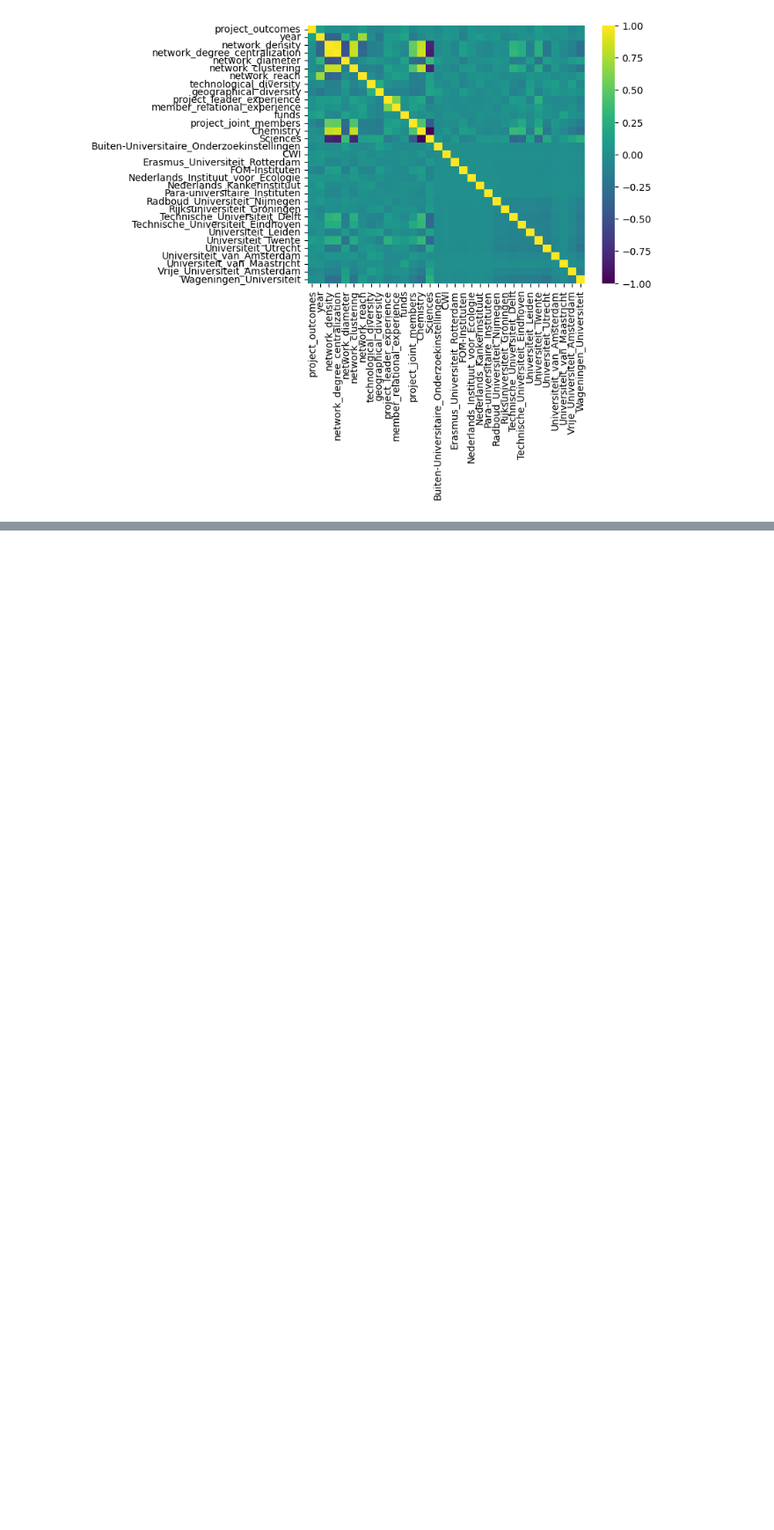
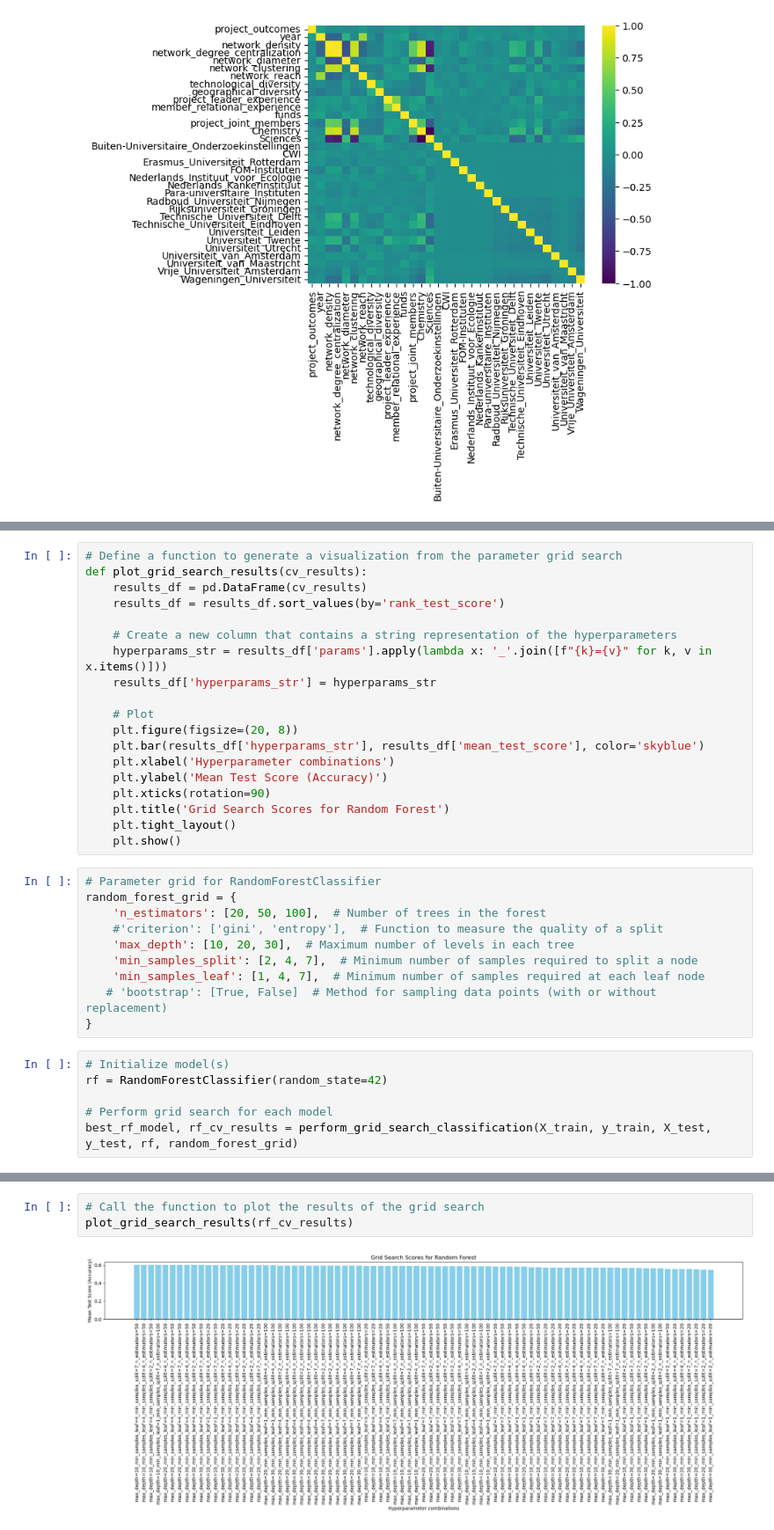
Before and after one commit to sslavova8/TPM034A_mini_project, a Jupyter notebook: Mini-project 2 - R&D Innovation.ipynb, the cells around one changed output, grey strips where cells are left out. Shown at 88% size. Cells and saved outputs as stored; diff of their text form; blank space fills up the shorter version.

```diff
--- a/Mini-project 2 - R&D Innovation.ipynb
+++ b/Mini-project 2 - R&D Innovation.ipynb
@@ -180,0 +234,35 @@ sns.heatmap(corr, xticklabels=corr.columns.values, yticklabels=corr.columns.valu
+# %%
+# Define a function to generate a visualization from the parameter grid search
+def plot_grid_search_results(cv_results):
+    results_df = pd.DataFrame(cv_results)
+    results_df = results_df.sort_values(by='rank_test_score')
+
+    # Create a new column that contains a string representation of the hyperparameters
+    hyperparams_str = results_df['params'].apply(lambda x: '_'.join([f"{k}={v}" for k, v in x.items()]))
+    results_df['hyperparams_str'] = hyperparams_str
+
+    # Plot
+    plt.figure(figsize=(20, 8))
+    plt.bar(results_df['hyperparams_str'], results_df['mean_test_score'], color='skyblue')
+    plt.xlabel('Hyperparameter combinations')
+    plt.ylabel('Mean Test Score (Accuracy)')
+    plt.xticks(rotation=90)
+    plt.title('Grid Search Scores for Random Forest')
+    plt.tight_layout()
+    plt.show()
+# %%
+# Parameter grid for RandomForestClassifier
+random_forest_grid = {
+    'n_estimators': [20, 50, 100],  # Number of trees in the forest
+    #'criterion': ['gini', 'entropy'],  # Function to measure the quality of a split
+    'max_depth': [10, 20, 30],  # Maximum number of levels in each tree
+    'min_samples_split': [2, 4, 7],  # Minimum number of samples required to split a node
+    'min_samples_leaf': [1, 4, 7],  # Minimum number of samples required at each leaf node
+   # 'bootstrap': [True, False]  # Method for sampling data points (with or without replacement)
+}
+# %%
+# Initialize model(s)
+rf = RandomForestClassifier(random_state=42)
+
+# Perform grid search for each model
+best_rf_model, rf_cv_results = perform_grid_search_classification(X_train, y_train, X_test, y_test, rf, random_forest_grid)
@@ -180,0 +280,5 @@ sns.heatmap(corr, xticklabels=corr.columns.values, yticklabels=corr.columns.valu
+# %%
+# Call the function to plot the results of the grid search
+plot_grid_search_results(rf_cv_results)
+# %% [output]
+[figure, added]
```
Also changed, not shown: parts of 9 cells of this notebook.
